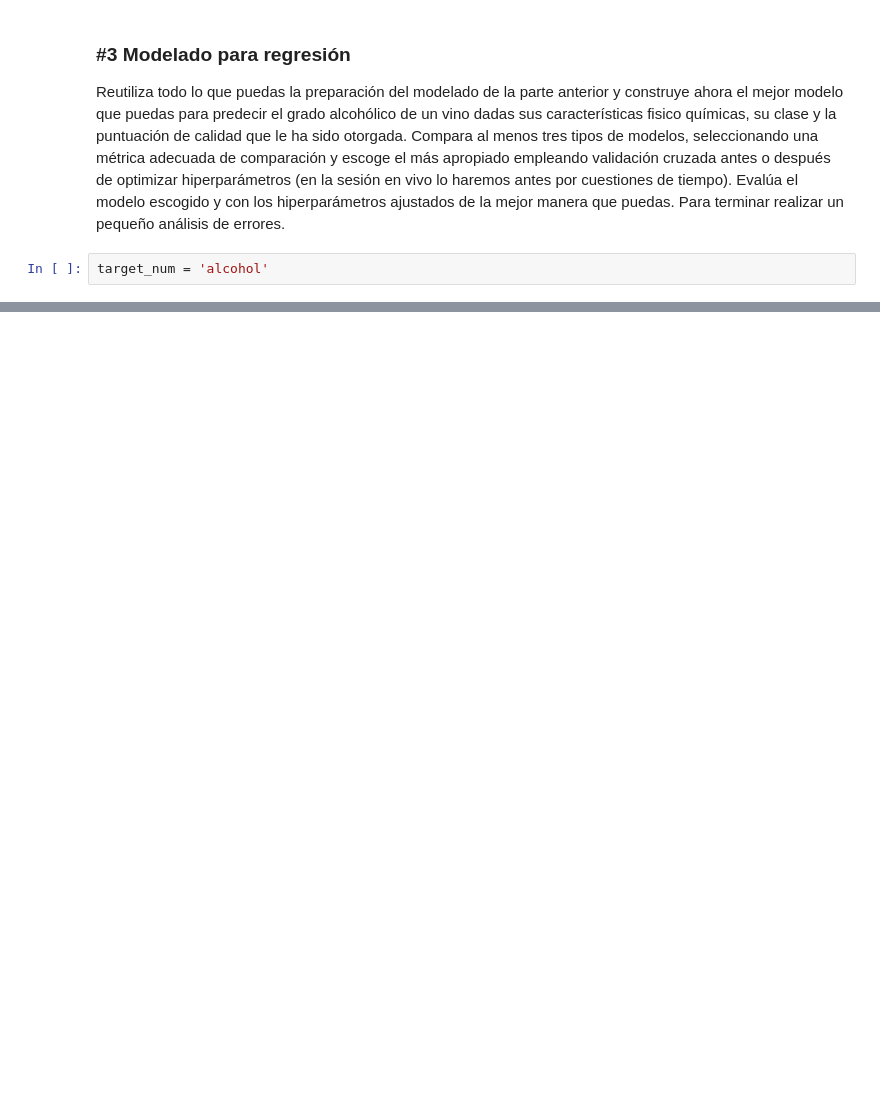
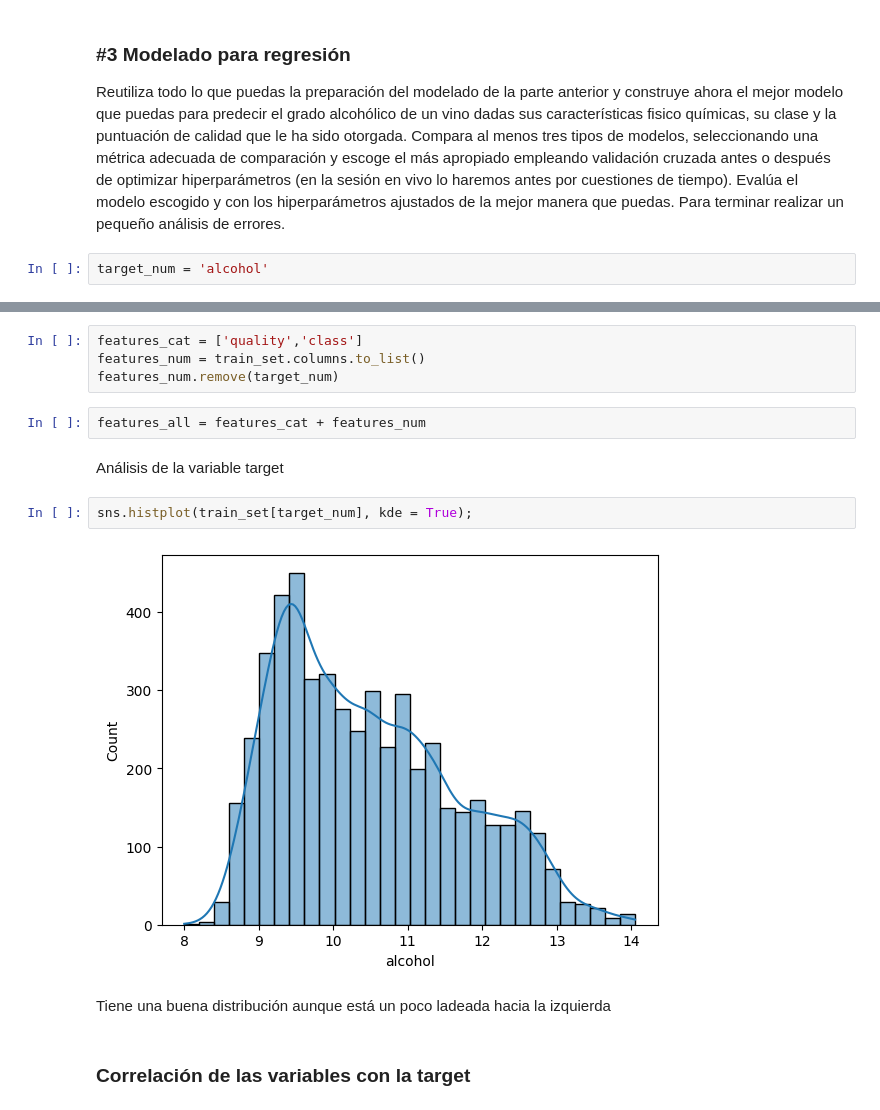
Before and after one commit to jacobo010/ONLINE_DS_THEBRIDGE_jacobo, a Jupyter notebook: Programacion_basica/Sprint12/Unidad_02/Practica_obligatoria/18_Practica_Obligatoria_Repaso_Aprendizaje_Supervisado.ipynb, the cells around one changed output, grey strips where cells are left out. Drawn from its saved outputs; the diff is of its cells as text; blank space fills up the shorter version.

```diff
--- a/Programacion_basica/Sprint12/Unidad_02/Practica_obligatoria/18_Practica_Obligatoria_Repaso_Aprendizaje_Supervisado.ipynb
+++ b/Programacion_basica/Sprint12/Unidad_02/Practica_obligatoria/18_Practica_Obligatoria_Repaso_Aprendizaje_Supervisado.ipynb
@@ -424,0 +435,16 @@ target_num = 'alcohol'
+# %%
+features_cat = ['quality','class']
+features_num = train_set.columns.to_list()
+features_num.remove(target_num)
+# %%
+features_all = features_cat + features_num
+# %% [markdown]
+Análisis de la variable target
+# %%
+sns.histplot(train_set[target_num], kde = True);
+# %% [output]
+[figure, added]
+# %% [markdown]
+Tiene una buena distribución aunque está un poco ladeada hacia la izquierda
+# %% [markdown]
+### Correlación de las variables con la target
```
Also changed, not shown: parts of 28 cells of this notebook.
